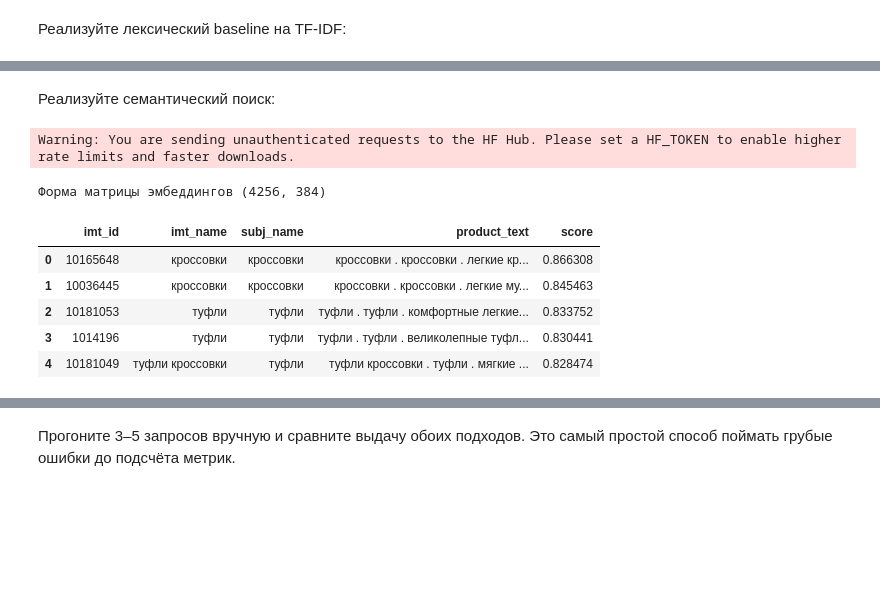
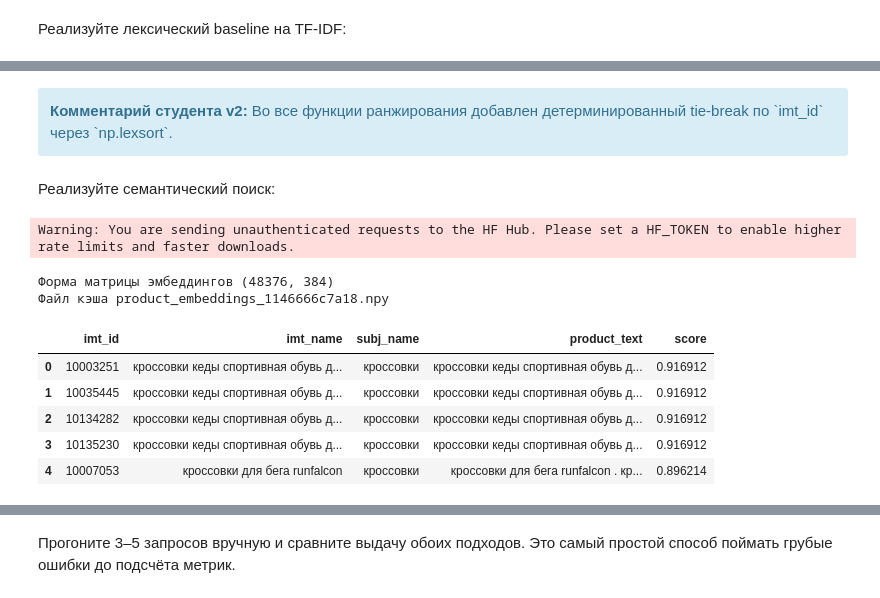
Before and after one commit to kkaatey/project-month-week2, a Jupyter notebook: semantic_search_project.ipynb, the cells around one changed output, grey strips where cells are left out. Cells and saved outputs as stored; diff of their text form; code cells hidden in the pictures; blank space fills up the shorter version.

```diff
--- a/semantic_search_project.ipynb
+++ b/semantic_search_project.ipynb
@@ -107,7 +177,7 @@ print("Товары test вне сырого каталога", (~queries_test["
 # %% [markdown]
 ### 2. EDA
 # %%
-text_columns = ["description", "nm_colors_names", "brand_name", "subj_name"]
+text_columns = ["imt_name", "description", "nm_colors_names", "brand_name", "subj_name"]
 empty_share = {}
 for column in text_columns:
     values = df_raw[column].fillna("").astype(str).str.strip()
@@ -268,10 +563,16 @@ display(evaluation_catalog[["imt_id", "imt_name", "subj_name", "product_text"]].
 
 Реализуйте два поисковых движка с одинаковым интерфейсом. Это позволит прогнать оба через одну функцию оценки:
 # %%
-def format_results(scores, top_k):
-    order = np.argsort(scores)[::-1][:top_k]
+def stable_order(scores, catalog, top_k):
+    ids = catalog["imt_id"].to_numpy()
+    return np.lexsort((ids, -np.asarray(scores)))[:top_k]
+
+
+def format_results(scores, top_k, catalog=None):
+    catalog = evaluation_catalog if catalog is None else catalog
+    order = stable_order(scores, catalog, top_k)
     columns = ["imt_id", "imt_name", "subj_name", "product_text"]
-    result = evaluation_catalog.iloc[order][columns].copy()
+    result = catalog.iloc[order][columns].copy()
     result["score"] = np.asarray(scores)[order]
     return result.reset_index(drop=True)
 # %% [markdown]
@@ -307,47 +614,48 @@ display(search_lexical("удобные кроссовки для бега", 5))
+# %% [markdown]
+<div class="alert alert-info">
+<b>Комментарий студента v2:</b> Во все функции ранжирования добавлен детерминированный tie-break по `imt_id` через `np.lexsort`.
+</div>
 # %% [markdown]
 Реализуйте семантический поиск:
 # %%
 MODEL_NAME = "sentence-transformers/paraphrase-multilingual-MiniLM-L12-v2"
 semantic_model = SentenceTransformer(MODEL_NAME)
 
-embedding_path = DATA_DIR / "product_embeddings.npy"
+text_hash = hashlib.sha256(
+    (MODEL_NAME + "\n" + "\n".join(evaluation_catalog["product_text"])).encode("utf-8")
+).hexdigest()[:12]
+embedding_path = DATA_DIR / f"product_embeddings_{text_hash}.npy"
+
 if embedding_path.exists():
     product_embeddings = np.load(embedding_path)
 else:
-    product_embeddings = semantic_model.encode(
-        evaluation_catalog["product_text"].tolist(),
-        batch_size=64,
-        show_progress_bar=True,
-        normalize_embeddings=True,
-    )
-    np.save(embedding_path, product_embeddings)
-
-if len(product_embeddings) != len(evaluation_catalog):
     product_embeddings = semantic_model.encode(
         evaluation_catalog["product_text"].tolist(),
         batch_size=64,
         show_progress_bar=True,
         normalize_embeddings=True,
     )
     np.save(embedding_path, product_embeddings)
 
 
 def search_semantic(query: str, top_k: int = 10) -> pd.DataFrame:
     query_embedding = semantic_model.encode(
         [clean_text(query)], normalize_embeddings=True
     )[0]
     scores = product_embeddings @ query_embedding
     return format_results(scores, top_k)
 
 
 print("Форма матрицы эмбеддингов", product_embeddings.shape)
+print("Файл кэша", embedding_path.name)
 display(search_semantic("удобные кроссовки для бега", 5))
 # %% [output]
 Warning: You are sending unauthenticated requests to the HF Hub. Please set a HF_TOKEN to enable higher rate limits and faster downloads.
-Форма матрицы эмбеддингов (4256, 384)
+Форма матрицы эмбеддингов (48376, 384)
+Файл кэша product_embeddings_1146666c7a18.npy
 |  | imt_id | imt_name | subj_name | product_text | score |
-| 0 | 10165648 | кроссовки | кроссовки | кроссовки . кроссовки . легкие кр... | 0.866308 |
-| 1 | 10036445 | кроссовки | кроссовки | кроссовки . кроссовки . легкие му... | 0.845463 |
-| 2 | 10181053 | туфли | туфли | туфли . туфли . комфортные легкие... | 0.833752 |
-| 3 | 1014196 | туфли | туфли | туфли . туфли . великолепные туфл... | 0.830441 |
-| 4 | 10181049 | туфли кроссовки | туфли | туфли кроссовки . туфли . мягкие ... | 0.828474 |
+| 0 | 10003251 | кроссовки кеды спортивная обувь д... | кроссовки | кроссовки кеды спортивная обувь д... | 0.916912 |
+| 1 | 10035445 | кроссовки кеды спортивная обувь д... | кроссовки | кроссовки кеды спортивная обувь д... | 0.916912 |
+| 2 | 10134282 | кроссовки кеды спортивная обувь д... | кроссовки | кроссовки кеды спортивная обувь д... | 0.916912 |
+| 3 | 10135230 | кроссовки кеды спортивная обувь д... | кроссовки | кроссовки кеды спортивная обувь д... | 0.916912 |
+| 4 | 10007053 | кроссовки для бега runfalcon | кроссовки | кроссовки для бега runfalcon . кр... | 0.896214 |
```
Also changed, not shown: parts of 52 cells of this notebook, 29 other files.
